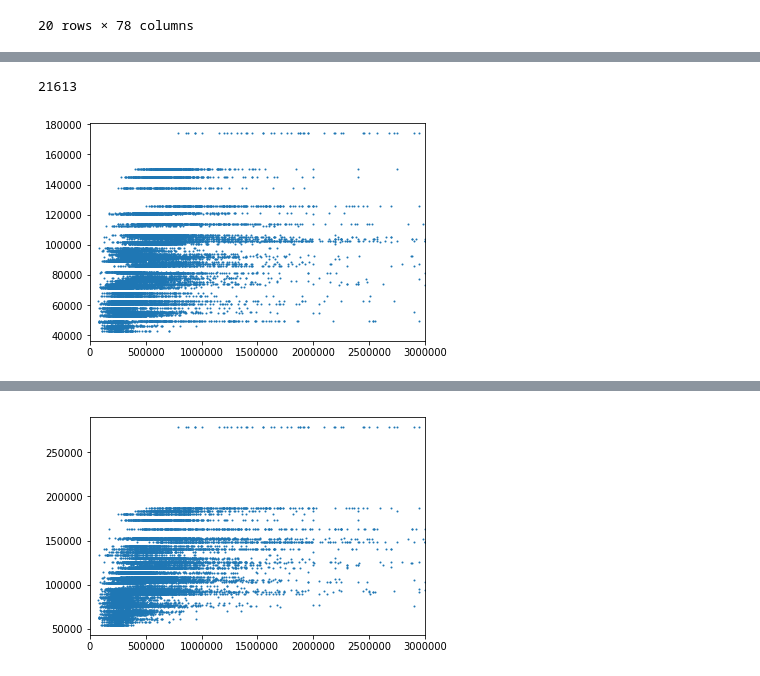
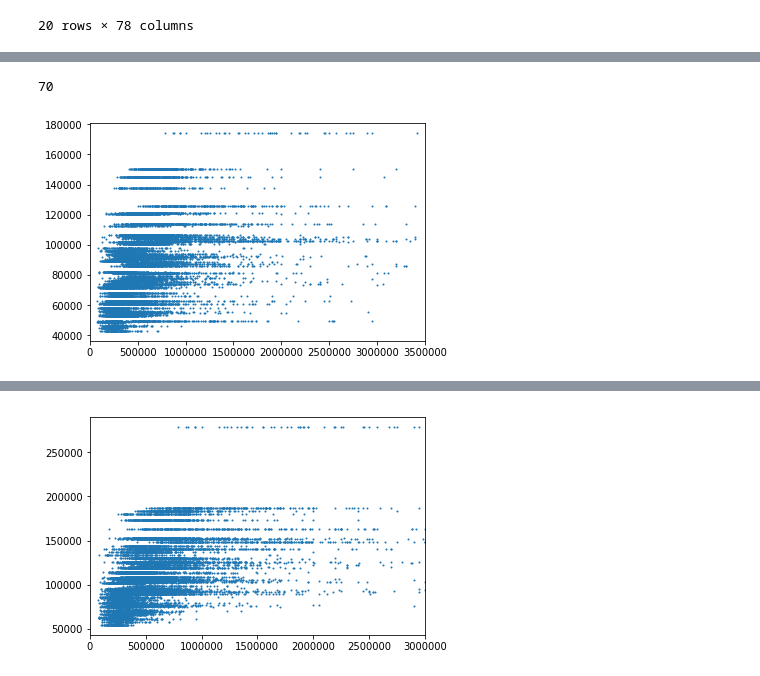
Before and after one commit to MaxParry/DreamTeam, a Jupyter notebook: CensusAnalysis.ipynb, the cells around one changed output, grey strips where cells are left out. Drawn from its saved outputs; the diff is of its cells as text; code cells hidden in the pictures.

```diff
--- a/CensusAnalysis.ipynb
+++ b/CensusAnalysis.ipynb
@@ -51,10 +85,10 @@ merged_df.head(20)
 # %%
-len(merged_df)
+len(merged_census_df)
 # %% [output]
-21613
+70
 # %%
 plt.scatter(merged_df['price'], merged_df['Median_Household_Income'], s=1)
-plt.xlim(0,3000000)
+plt.xlim(0,3500000)
 plt.show()
 # %% [output]
-[figure, old version]
+[figure, new version]
```
Also changed, not shown: parts of 34 cells of this notebook, 1 other file.
